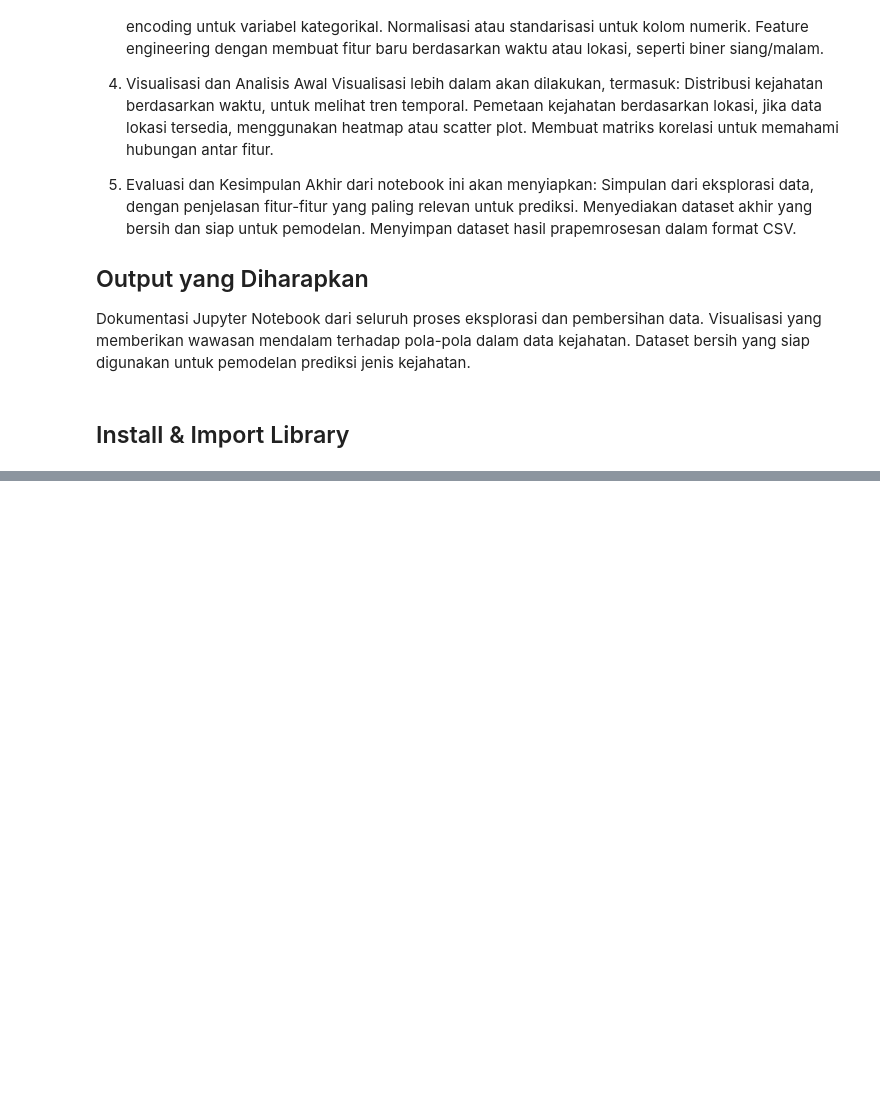
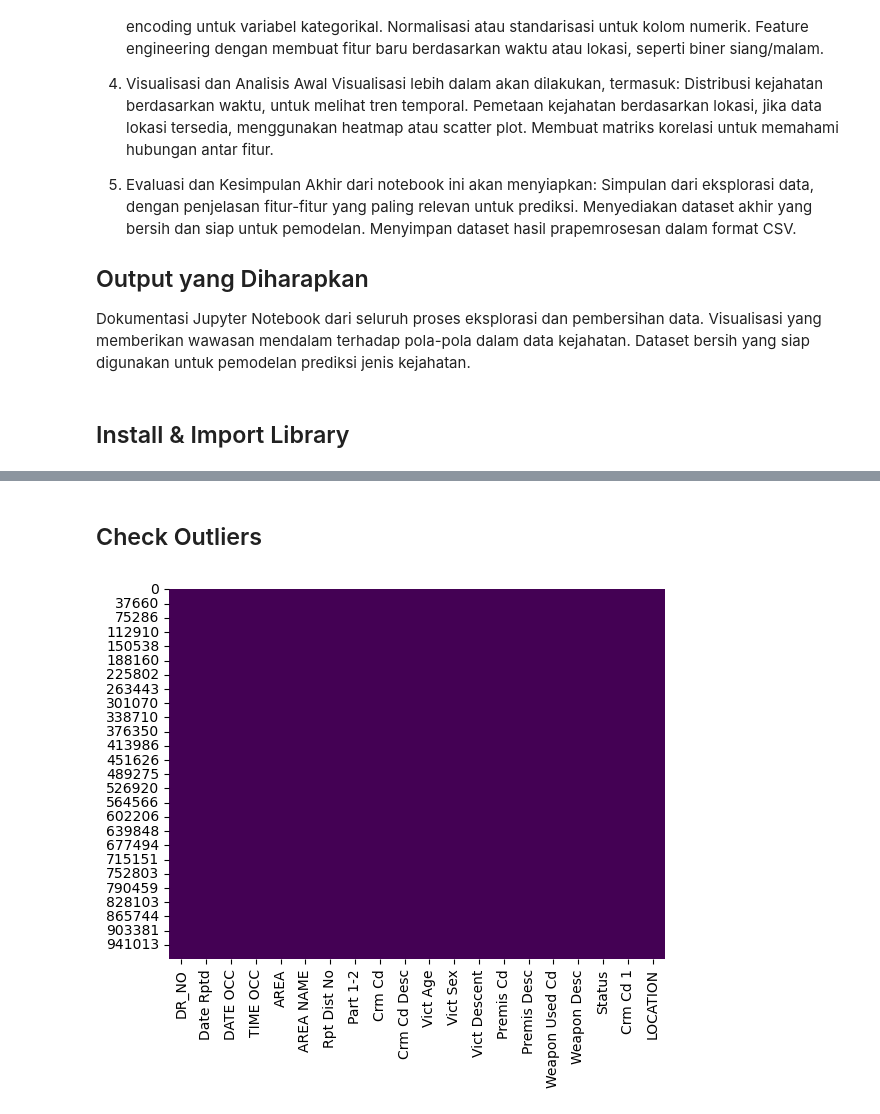
Before and after one commit to Hizwara/tugas1pap, a Jupyter notebook: tugas1/tugas1.ipynb, the cells around one changed output, grey strips where cells are left out. Cells and saved outputs as stored; diff of their text form; code cells hidden in the pictures; blank space fills up the shorter version.

```diff
--- a/tugas1/tugas1.ipynb
+++ b/tugas1/tugas1.ipynb
@@ -232,0 +266,15 @@ ValueError: hist method requires numerical or datetime columns, nothing to plot.
+# %%
+# Update missing value pada Vict Sex dan Vict Descent dengan nilai Unknown atau X pada kolom Vict Sex dan kolom Vict Descent
+# F - Female M - Male X - Unknown
+
+# Mengupdate nilai missing value pada kolom Vict Sex dengan 'X'
+df['Vict Sex'].fillna('X', inplace=True)
+
+# Mengupdate nilai missing value pada kolom Vict Descent dengan 'Unknown'
+df['Vict Descent'].fillna('X', inplace=True)
+
+# Mengupdate nilai missing value pada kolom Weapon Used Cd dengan 0
+df['Weapon Used Cd'].fillna(0, inplace=True)
+
+# Mengupdate nilai missing value pada kolom Weapon Desc dengan 'Unknown'
+df['Weapon Desc'].fillna('Unknown', inplace=True)
@@ -232,0 +299,9 @@ ValueError: hist method requires numerical or datetime columns, nothing to plot.
+# %%
+# Drop missing value pada kolom Premis Cd, Premis Desc, dan Status, Crm Cd 1 karena jumlahnya sedikit
+df.dropna(subset=['Premis Cd', 'Premis Desc', 'Status', 'Crm Cd 1'], inplace=True)
+# %%
+# Drop umur yang tidak masuk akal (umur < 0)
+df = df[(df['Vict Age'] >= 0)]
+# %%
+# Menghapus kolom yang tidak diperlukan LAT dan LON karena sudah ada kolom Area dan LOCATION
+df.drop(['LAT', 'LON', 'Status Desc'], axis=1, inplace=True)
@@ -232,0 +328,7 @@ ValueError: hist method requires numerical or datetime columns, nothing to plot.
+# %% [markdown]
+## Check Outliers
+# %%
+sns.heatmap(df.isnull(), cbar=False, cmap='viridis')
+plt.show()
+# %% [output]
+[figure, added]
```
Also changed, not shown: parts of 40 cells of this notebook.
